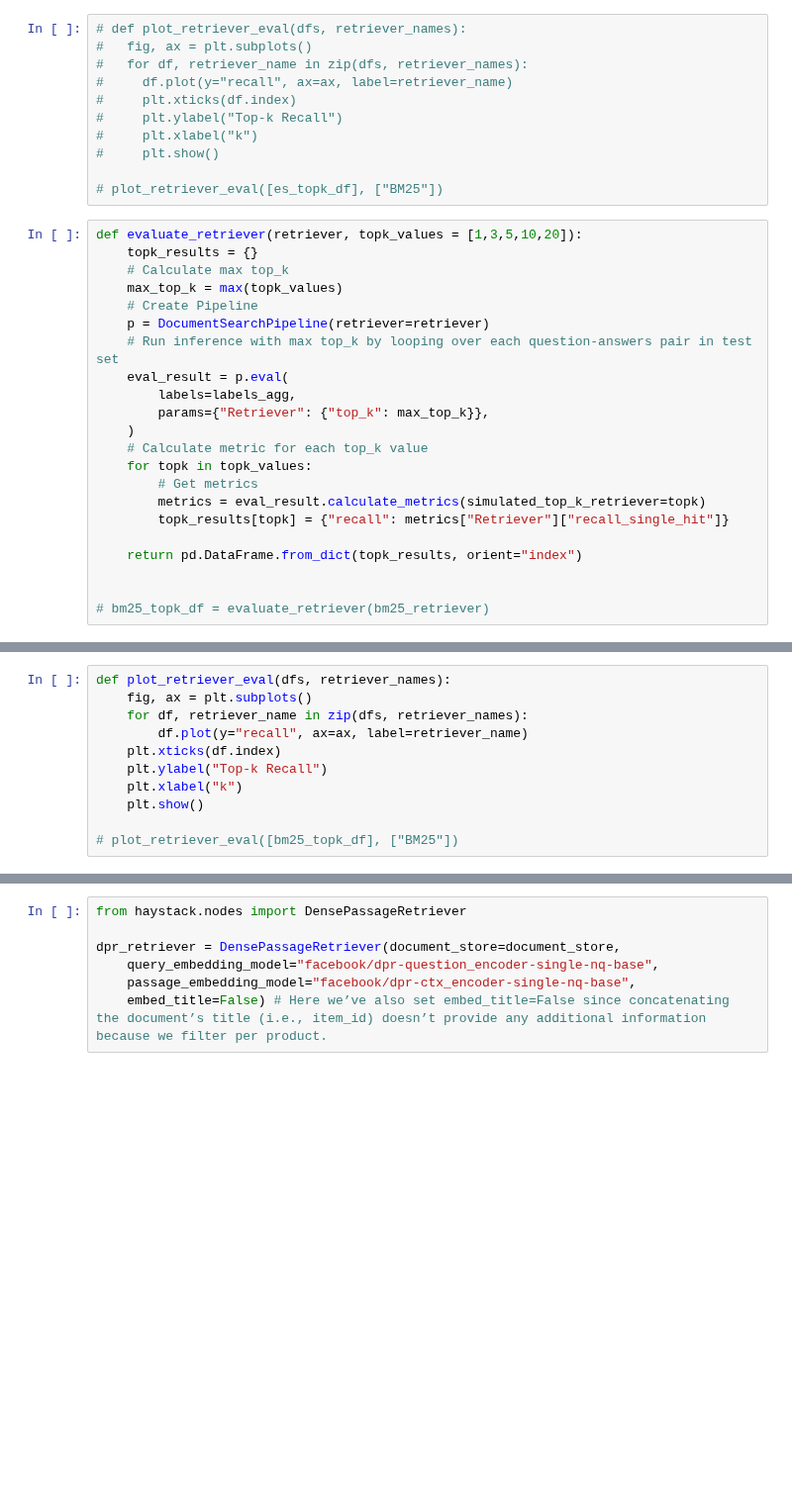
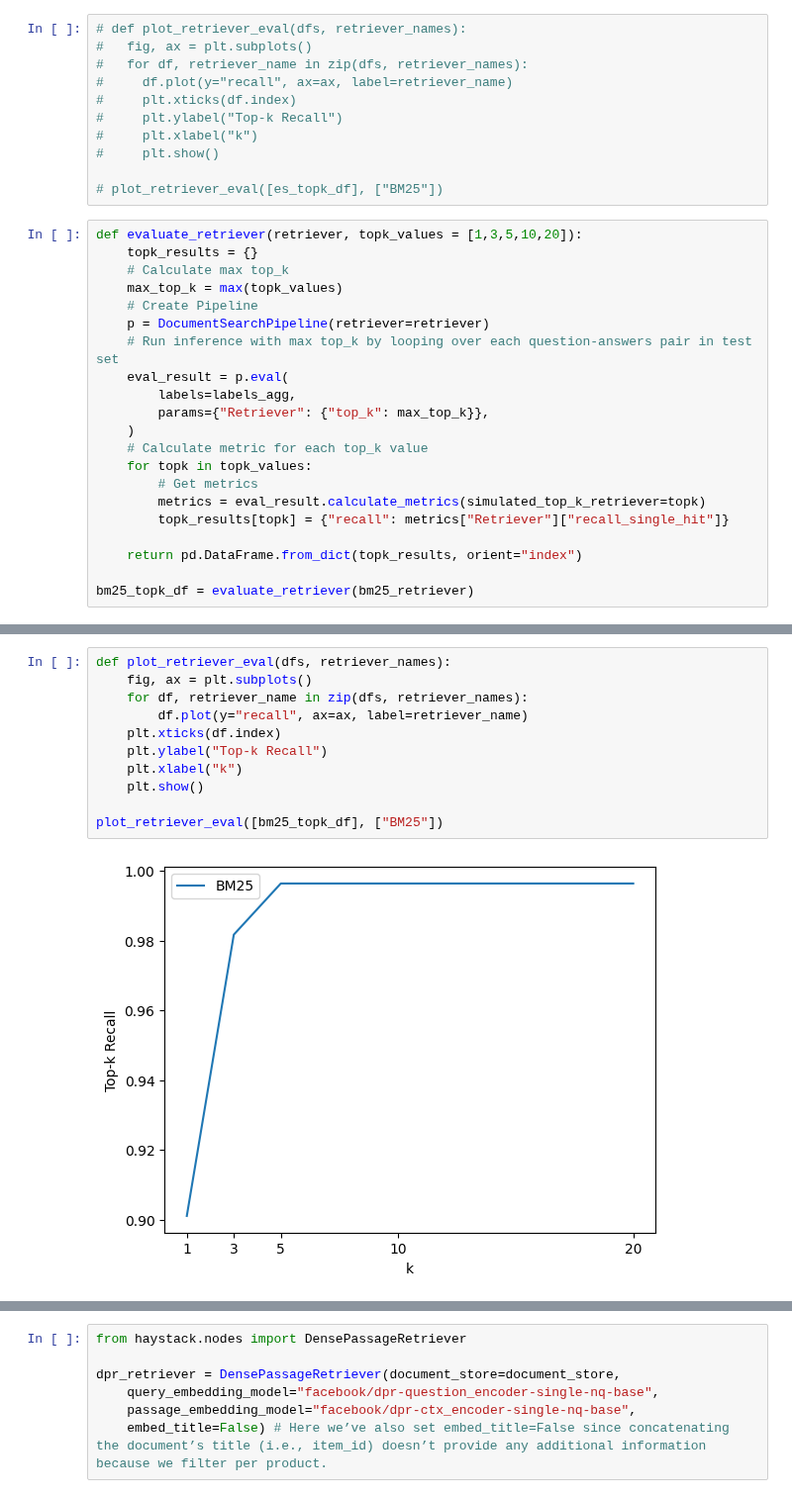
Before and after one commit to MarioAvolio/AI-Project, a Jupyter notebook: Question_Answering.ipynb, the cells around one changed output, grey strips where cells are left out. Shown at 99% size. Drawn from its saved outputs; the diff is of its cells as text; blank space fills up the shorter version.

```diff
--- a/Question_Answering.ipynb
+++ b/Question_Answering.ipynb
@@ -862,5 +800,4 @@ def evaluate_retriever(retriever, topk_values = [1,3,5,10,20]):
 
     return pd.DataFrame.from_dict(topk_results, orient="index")
 
-
-# bm25_topk_df = evaluate_retriever(bm25_retriever)
+bm25_topk_df = evaluate_retriever(bm25_retriever)
@@ -867,12 +820,14 @@ def evaluate_retriever(retriever, topk_values = [1,3,5,10,20]):
 # %%
 def plot_retriever_eval(dfs, retriever_names):
     fig, ax = plt.subplots()
     for df, retriever_name in zip(dfs, retriever_names):
         df.plot(y="recall", ax=ax, label=retriever_name)
     plt.xticks(df.index)
     plt.ylabel("Top-k Recall")
     plt.xlabel("k")
     plt.show()
 
-# plot_retriever_eval([bm25_topk_df], ["BM25"])
+plot_retriever_eval([bm25_topk_df], ["BM25"])
+# %% [output]
+[figure, added]
 # %% [markdown]
```
Also changed, not shown: parts of 67 cells of this notebook.
